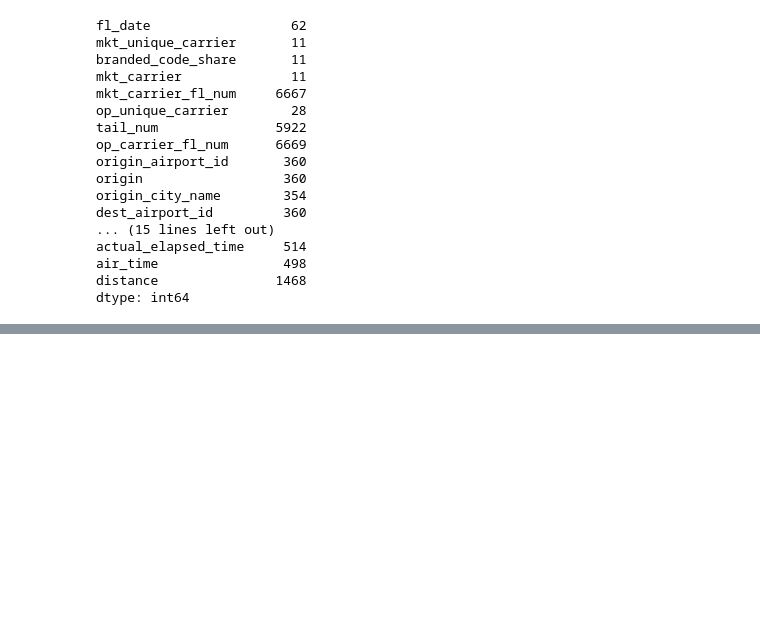
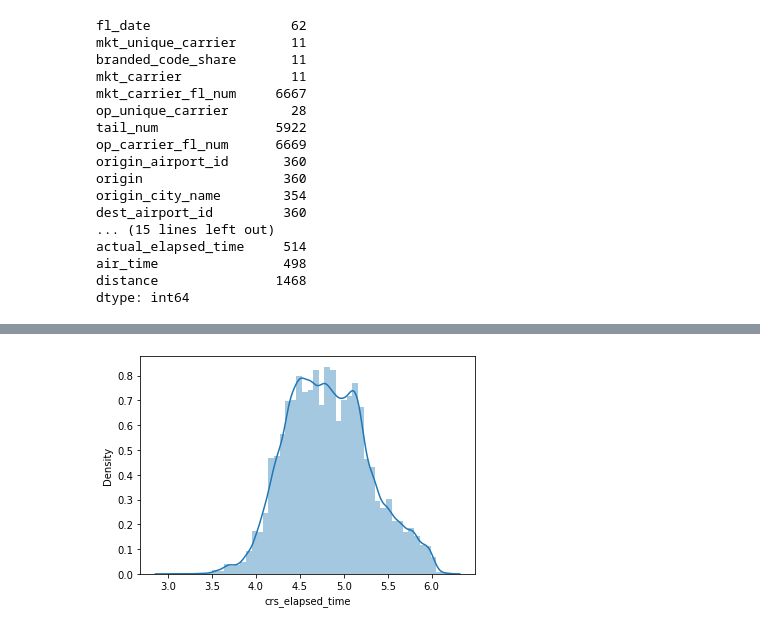
Before and after one commit to Graham-Broughton/flight_delay, a Jupyter notebook: EDA_and_preprocessing/Visualization Workbook.ipynb, the cells around one changed output, grey strips where cells are left out. Drawn from its saved outputs; the diff is of its cells as text; code cells hidden in the pictures; blank space fills up the shorter version.

```diff
--- a/EDA_and_preprocessing/Visualization Workbook.ipynb
+++ b/EDA_and_preprocessing/Visualization Workbook.ipynb
@@ -85,0 +87,3 @@ dtype: int64
+# %%
+sn.distplot(sample['crs_elapsed_time'].apply(np.log))
+# %% [output]
@@ -85,0 +91 @@ dtype: int64
+[figure, added]
```
Also changed, not shown: parts of 20 cells of this notebook, 5 other files.
